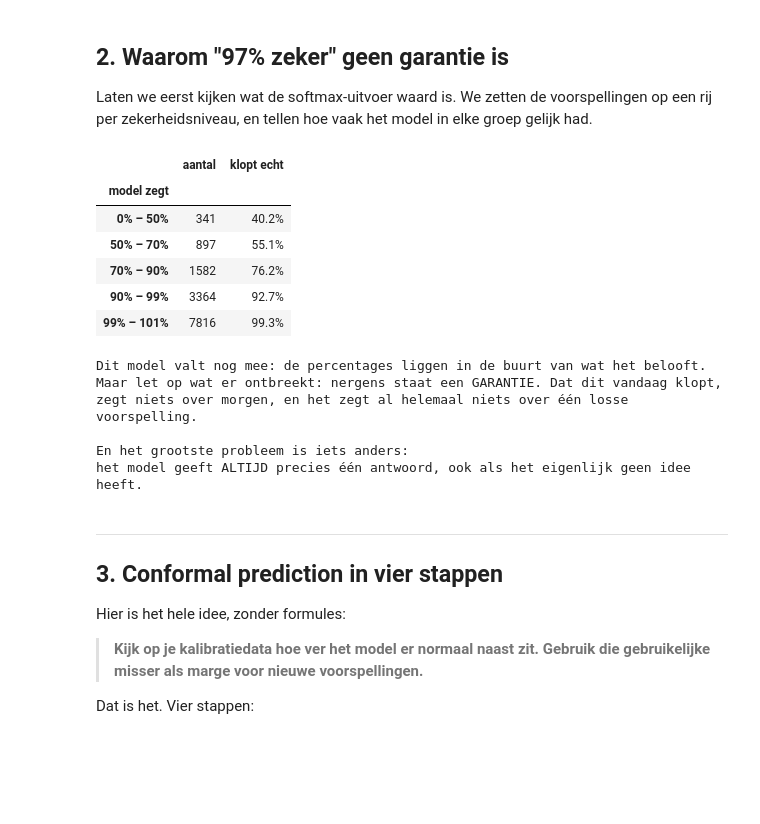
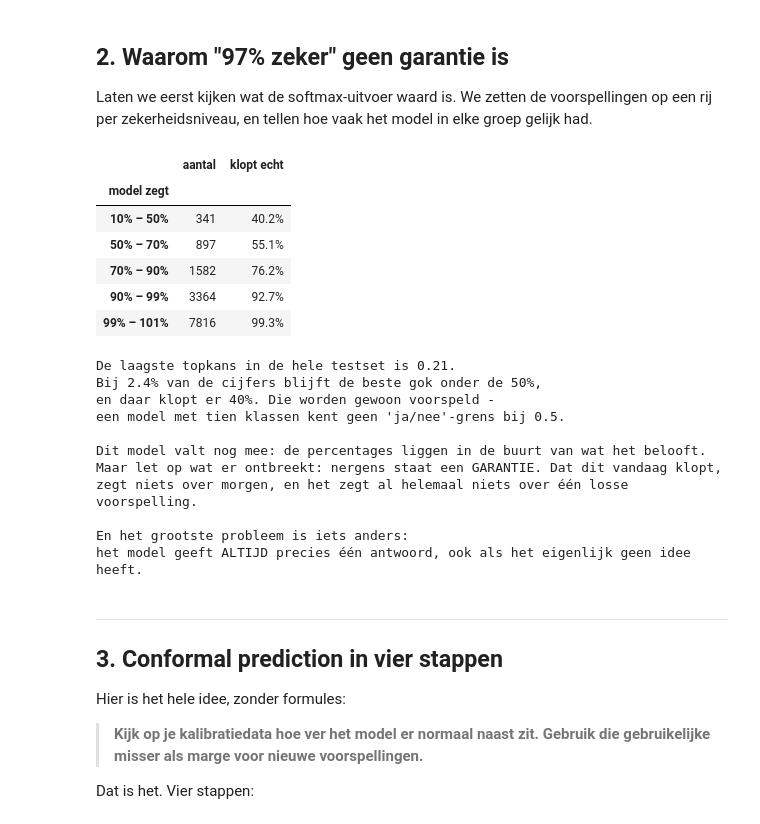
Before and after one commit to kristofsl/pxl-demo, a Jupyter notebook: 04-conformal-predictions/conformal-prediction.ipynb, the cells around one changed output. Saved outputs shown, nothing was run; the diff lists cells and outputs as text; code cells hidden in the pictures; blank space fills up the shorter version.

```diff
--- a/04-conformal-predictions/conformal-prediction.ipynb
+++ b/04-conformal-predictions/conformal-prediction.ipynb
@@ -141,35 +141,51 @@ per zekerheidsniveau, en tellen hoe vaak het model in elke groep gelijk had.
 # %%
 kansen = model.predict_proba(X_test)
 zekerheid = kansen.max(axis=1)
 voorspelling = kansen.argmax(axis=1)
 klopt = voorspelling == y_test
 
+# Let op de ondergrens. Bij tien klassen kan de hoogste kans nooit onder de 10%
+# liggen: de tien kansen tellen op tot 1, dus de grootste is minstens 1/10.
+# Er bestaat hier ook geen binaire drempel van 50% - het model kiest altijd de
+# hoogste van tien kansen, ook als die maar 0.21 is.
+ondergrens = 1 / kansen.shape[1]
+
 rijen = []
-for laag, hoog in [(0.0, 0.5), (0.5, 0.7), (0.7, 0.9), (0.9, 0.99), (0.99, 1.01)]:
+for laag, hoog in [(ondergrens, 0.5), (0.5, 0.7), (0.7, 0.9), (0.9, 0.99), (0.99, 1.01)]:
     groep = (zekerheid >= laag) & (zekerheid < hoog)
     if groep.sum() < 20:
         continue
     rijen.append({
         "model zegt": f"{laag:.0%} – {hoog:.0%}",
         "aantal": int(groep.sum()),
         "klopt echt": f"{klopt[groep].mean():.1%}",
     })
 display(pd.DataFrame(rijen).set_index("model zegt"))
 
+print(f"De laagste topkans in de hele testset is {zekerheid.min():.2f}.")
+print(f"Bij {(zekerheid < 0.5).mean():.1%} van de cijfers blijft de beste gok onder de 50%,")
+print(f"en daar klopt er {(klopt[zekerheid < 0.5]).mean():.0%}. Die worden gewoon voorspeld -")
+print("een model met tien klassen kent geen 'ja/nee'-grens bij 0.5.")
+print()
 print("Dit model valt nog mee: de percentages liggen in de buurt van wat het belooft.")
 print("Maar let op wat er ontbreekt: nergens staat een GARANTIE. Dat dit vandaag klopt,")
 print("zegt niets over morgen, en het zegt al helemaal niets over één losse voorspelling.")
 print()
 print("En het grootste probleem is iets anders:")
 print("het model geeft ALTIJD precies één antwoord, ook als het eigenlijk geen idee heeft.")
 # %% [output]
 |  | aantal | klopt echt |
 | model zegt |  |  |
-| 0% – 50% | 341 | 40.2% |
+| 10% – 50% | 341 | 40.2% |
 | 50% – 70% | 897 | 55.1% |
 | 70% – 90% | 1582 | 76.2% |
 | 90% – 99% | 3364 | 92.7% |
 | 99% – 101% | 7816 | 99.3% |
+De laagste topkans in de hele testset is 0.21.
+Bij 2.4% van de cijfers blijft de beste gok onder de 50%,
+en daar klopt er 40%. Die worden gewoon voorspeld -
+een model met tien klassen kent geen 'ja/nee'-grens bij 0.5.
+
 Dit model valt nog mee: de percentages liggen in de buurt van wat het belooft.
 Maar let op wat er ontbreekt: nergens staat een GARANTIE. Dat dit vandaag klopt,
 zegt niets over morgen, en het zegt al helemaal niets over één losse voorspelling.
```
Also changed, not shown: parts of 5 cells of this notebook, 2 other files.
